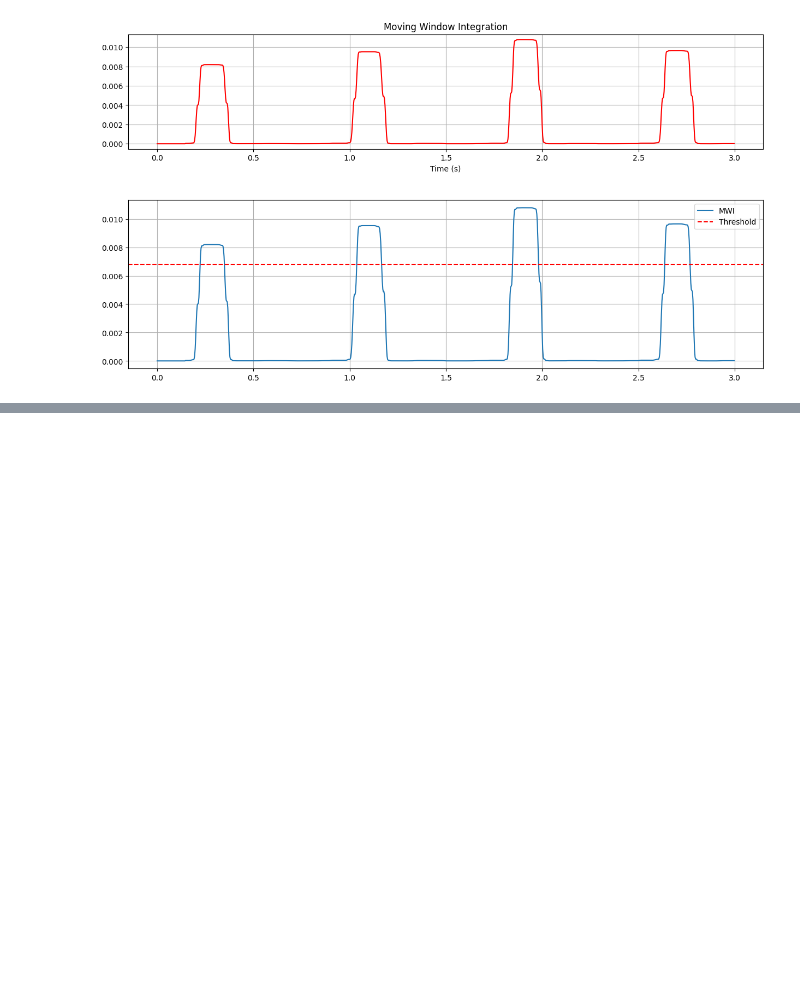
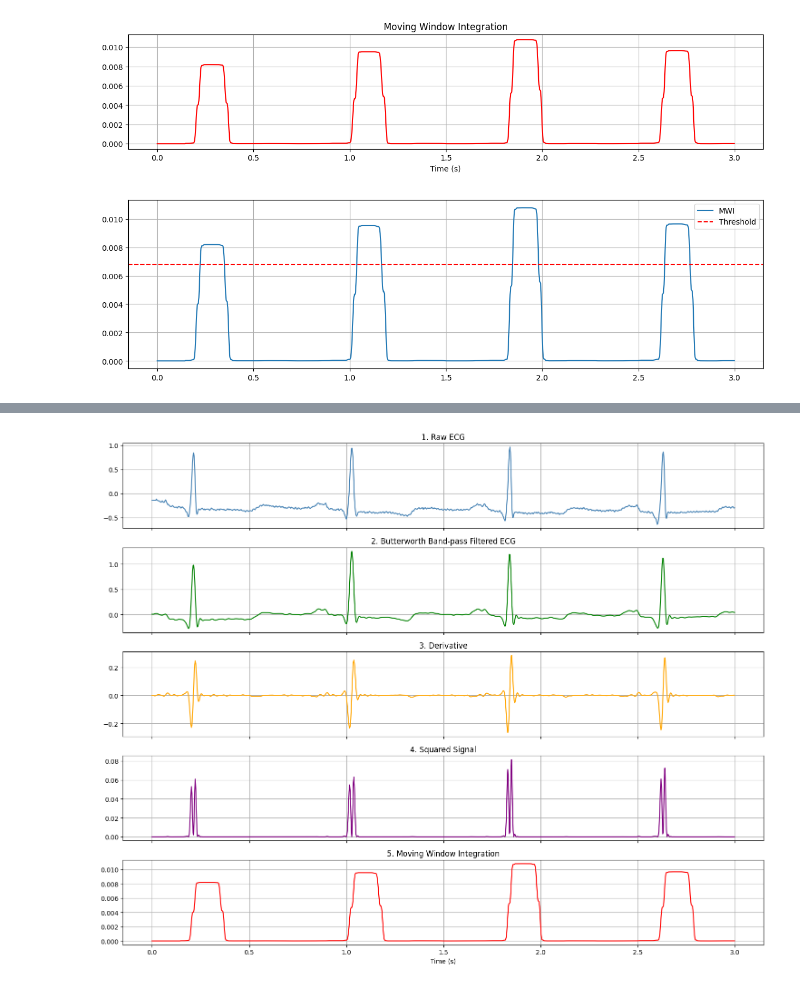
Before and after one commit to Aadit2308/pan---topkkins, a Jupyter notebook: model.ipynb, the cells around one changed output, grey strips where cells are left out. Drawn from its saved outputs; the diff is of its cells as text; code cells hidden in the pictures; blank space fills up the shorter version.

```diff
--- a/model.ipynb
+++ b/model.ipynb
@@ -292,0 +323,41 @@ Annotated: [ 18  77 370 662 946]
+# %%
+import matplotlib.pyplot as plt
+import numpy as np
+
+duration = 3
+samples = int(duration * fs)
+
+t = np.arange(samples) / fs
+
+fig, ax = plt.subplots(5, 1, figsize=(15, 12), sharex=True)
+
+# 1. Raw ECG
+ax[0].plot(t, signal[:samples], color='steelblue')
+ax[0].set_title("1. Raw ECG")
+ax[0].grid(True)
+
+# 2. Butterworth Band-pass
+ax[1].plot(t, filtered[:samples], color='green')
+ax[1].set_title("2. Butterworth Band-pass Filtered ECG")
+ax[1].grid(True)
+
+# 3. Derivative
+ax[2].plot(t, derivative[:samples], color='orange')
+ax[2].set_title("3. Derivative")
+ax[2].grid(True)
+
+# 4. Squared
+ax[3].plot(t, squared[:samples], color='purple')
+ax[3].set_title("4. Squared Signal")
+ax[3].grid(True)
+
+# 5. Moving Window Integration
+ax[4].plot(t, mwi[:samples], color='red')
+ax[4].set_title("5. Moving Window Integration")
+ax[4].set_xlabel("Time (s)")
+ax[4].grid(True)
+
+plt.tight_layout()
+plt.show()
+# %% [output]
+[figure, added]
```
Also changed, not shown: parts of 75 cells of this notebook.
